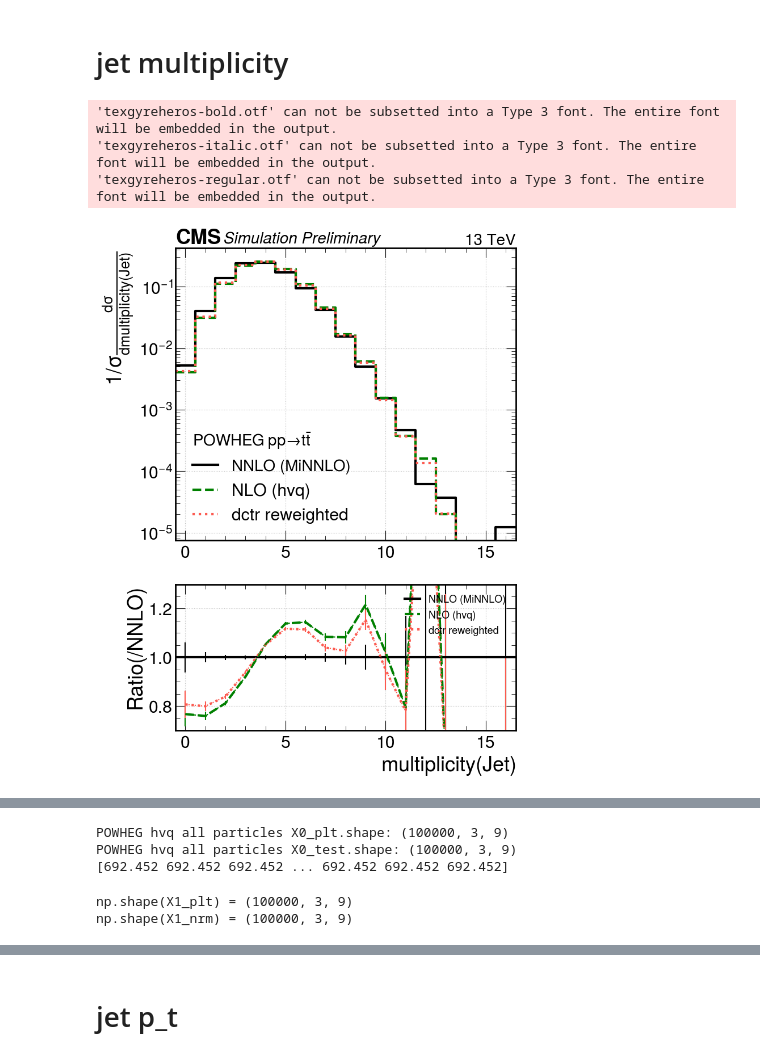
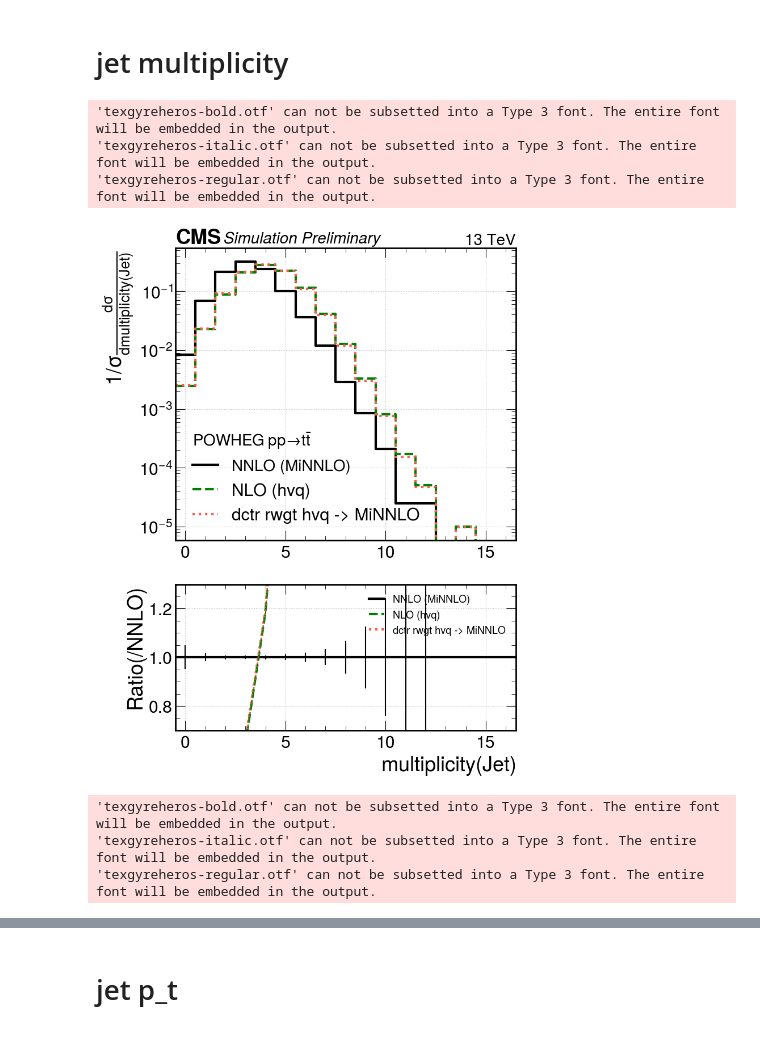
Before and after one commit to finnpuschmann/DCTR_FP, a Jupyter notebook: 20240603_shower_jets/DCTR_jets_notebook.ipynb, the cells around one changed output, grey strips where cells are left out. Saved outputs shown, nothing was run; the diff lists cells and outputs as text; code cells hidden in the pictures.

```diff
--- a/20240603_shower_jets/DCTR_jets_notebook.ipynb
+++ b/20240603_shower_jets/DCTR_jets_notebook.ipynb
@@ -24,21 +24,21 @@ num_events = 100000
 # %%
 # load datasets created in commented out cells above ^
 # and n-jettiness datasets created with python scripts on NAF
-X0_showered = np.load(f'{data_dir}/POWHEG_hvq/all_decays_filtered/converted_lhe_hvq_all_decays_filtered.npy')[:num_events]
+X0_showered = np.load(f'{data_dir}/POWHEG_hvq/all_decays/converted_lhe_hvq_all_decays_1.npy')[:num_events]
 
 # nrm data and save to disk (only needed to run once)
 '''
 nrm_array_dir = '/home/finn/gdrive/_STUDIUM_/DCTR_Paper/git/DCTR_FP/Data/POWHEG_hvq/showered/'
 nrm_array = np.load(f'{nrm_array_dir}/norm_array_lhe_01.npy')
 X0_nrm, _ = DCTR.normalize_data(X0_showered.copy(), nrm_array)
-np.save(f'{data_dir}/POWHEG_hvq/all_decays_filtered/normed_lhe_hvq_all_decays_filtered.npy', X0_nrm)
+np.save(f'{data_dir}/POWHEG_hvq/all_decays/normed_lhe_hvq_all_decays_1.npy', X0_nrm)
 '''
-X0_nrm = np.array(np.load(f'{data_dir}/POWHEG_hvq/all_decays_filtered/normed_lhe_hvq_all_decays_filtered.npy')[:num_events])
+X0_nrm = np.array(np.load(f'{data_dir}/POWHEG_hvq/all_decays/normed_lhe_hvq_all_decays_1.npy')[:num_events])
 
-X0_nJets = np.array(np.load(f'{data_dir}/POWHEG_hvq/all_decays_filtered/jet_multiplicity_hvq_all_decays_filtered.npy')[:num_events])
+X0_nJets = np.array(np.load(f'{data_dir}/POWHEG_hvq/all_decays/jet_multiplicity_hvq_all_decays_1.npy')[:num_events])
 X0_wgt = X0_nJets[:,1]
 
-X0_jet = np.array(np.load(f'{data_dir}/POWHEG_hvq/all_decays_filtered/jet_4vectors_hvq_all_decays_filtered.npy'))
+X0_jet = np.array(np.load(f'{data_dir}/POWHEG_hvq/all_decays/jet_4vectors_hvq_all_decays_1.npy'))
 
 
 print(f'{np.shape(X0_showered)  = }')
@@ -58,17 +89,19 @@ np.shape(X0_jet)       = (100000, 20, 6)
 X1_showered = []
 X1_nJets = []
 X1_jet = []
+
 for i in range(11):
+    if i == 4: # probably broken, sinze size is smaller than other datasets | 0.6MB vs 2.2MB
+        continue
     X1_showered.extend(np.load(f'{data_dir}/MiNNLO/showered/converted_lhe_MiNNLO_{990 + i:04d}.npy'))
     X1_nJets.extend(np.load(f'{data_dir}/MiNNLO/showered/jet_multiplicity_MiNNLO_{990 + i:04d}.npy'))
     X1_jet.extend(np.load(f'{data_dir}/MiNNLO/showered/jet_4vectors_MiNNLO_{990 + i:04d}.npy'))
-
 
 X1_showered = np.array(X1_showered[:num_events])
 X1_nJets = np.array(X1_nJets[:num_events])
 X1_jet = np.array(X1_jet[:num_events])
 
-X1_wgt = X1_nJets[0:100000, 1]
+X1_wgt = X1_nJets[:, 1]
 
 
 print(f'{np.shape(X1_showered)  = }')
@@ -106,6 +141,10 @@ print(f'{(X1_nJets[:20])     = }')
 # delete energy from (normalized) testing dataset, since the neural network was trained without these parameters
 X0_nrm = np.delete(X0_nrm, 5, -1) # E
 X0_nrm = np.delete(X0_nrm, 4, -1) # eta
+
+X0_filtered_nrm = np.delete(X0_filtered_nrm, 5, -1) # E
+X0_filtered_nrm = np.delete(X0_filtered_nrm, 4, -1) # eta
+
 # garbage collection after deleting to clear memory asap
 print(gc.collect())
 # %% [output]
@@ -113,18 +183,18 @@ print(gc.collect())
 # %%
-# get rwgt and compare hvq before and after rwgt
-
-
 # calculate weights from DCTR
 model = '../20240521_showered_new/train_20240522/super_epoch_6/run_0/s-6_b-131072_r-0.tf' # path to previously trained model (in .tf format (folder)) for showered events
-
 
 # calculate rwgt
 with tf.device('CPU'):
     dctr_rwgt = DCTR.get_rwgt([model], X0_nrm) # .tf models also include network architecture. get_rwgt() sets up the network for the (list of) models, then calls predict_weights() like in DCTR_notebook_OLD_14-to-13TeV notebook
-# plot and check dctr rwgt
-wgts_plot = [(dctr_rwgt[0], r'DCTR NLO $\to$ NNLO reweights')]
+    dctr_rwgt_filtered = DCTR.get_rwgt([model], X0_filtered_nrm)
+
+
+wgts_plot = [(dctr_rwgt[0], r'DCTR NLO $\to$ NNLO reweights'),
+             (dctr_rwgt_filtered[0], r'DCTR filtered NLO $\to$ NNLO reweights')]
 DCTR.plot_weights(wgts_plot, start = 0.1, stop = 10)
 
 # apply orginal generator weights to rwgt
 rwgt = np.multiply(dctr_rwgt[0], X0_wgt)
+rwgt_filtered = np.multiply(dctr_rwgt_filtered[0], X0_filtered_wgt)
 # %% [output]
@@ -158,15 +229,26 @@ print(np.shape(rwgt))
 # %%
 args_multiplicity = [(X1_nJets[:,0], X1_wgt, 'NNLO (MiNNLO)'),
                      (X0_nJets[:,0], X0_wgt, 'NLO (hvq)'),
-                     (X0_nJets[:,0], rwgt, 'dctr reweighted')]
+                     (X0_nJets[:,0], rwgt, 'dctr rwgt hvq -> MiNNLO')]
 
 
 bins = np.linspace(-0.5, 16.5, 18)
 
 
 DCTR.plot_ratio_cms(args_multiplicity, bins = bins, y_scale = 'log', ratio_ylim=[0.7, 1.3], part_label='Jet', arg_label='multiplicity', unit='', inv_unit='')
+
+
+args_multiplicity_filtered = [(X1_nJets[:,0], X1_wgt, 'NNLO (MiNNLO)'),
+                              (X0_filtered_nJets[:,0], X0_filtered_wgt, 'filtered NLO (hvq) dileptonic decay only'),
+                              (X0_filtered_nJets[:,0], rwgt_filtered, 'dctr rwgt filtered hvq -> MiNNLO')]
+
+
+DCTR.plot_ratio_cms(args_multiplicity_filtered, bins = bins, y_scale = 'log', ratio_ylim=[0.7, 1.3], part_label='Jet', arg_label='multiplicity', unit='', inv_unit='')
 # %% [output]
 'texgyreheros-bold.otf' can not be subsetted into a Type 3 font. The entire font will be embedded in the output.
 'texgyreheros-italic.otf' can not be subsetted into a Type 3 font. The entire font will be embedded in the output.
 'texgyreheros-regular.otf' can not be subsetted into a Type 3 font. The entire font will be embedded in the output.
-[figure, old version]
+[figure, new version]
+'texgyreheros-bold.otf' can not be subsetted into a Type 3 font. The entire font will be embedded in the output.
+'texgyreheros-italic.otf' can not be subsetted into a Type 3 font. The entire font will be embedded in the output.
+'texgyreheros-regular.otf' can not be subsetted into a Type 3 font. The entire font will be embedded in the output.
@@ -173,30 +255,0 @@ DCTR.plot_ratio_cms(args_multiplicity, bins = bins, y_scale = 'log', ratio_ylim=
-# %%
-# compare to non filtered hvq
-X0_plt = []
-X0_plt = np.load(f'{data_dir}/POWHEG_hvq/showered/converted_lhe_03.npy')[:num_events] # 9543943 num of MiNNLO samples
-print('POWHEG hvq all particles X0_plt.shape: '+str(X0_plt.shape))
-
-X0_test = []
-X0_test = np.load(f'{data_dir}/POWHEG_hvq/showered/normed_lhe_03.npy')[:num_events]
-print('POWHEG hvq all particles X0_test.shape: '+str(X0_test.shape))
-
-X0_plt_wgt = X0_plt[:, 0, 7].copy()
-
-print(X0_plt_wgt)
-# %% [output]
-POWHEG hvq all particles X0_plt.shape: (100000, 3, 9)
-POWHEG hvq all particles X0_test.shape: (100000, 3, 9)
-[692.452 692.452 692.452 ... 692.452 692.452 692.452]
-# %%
-# MiNNLO
-# plotting data
-X1_plt = []
-X1_plt = np.load(f'{data_dir}/MiNNLO/showered/converted_lhe.npy')[:num_events]
-print(f'{np.shape(X1_plt) = }')
-
-X1_nrm = []
-X1_nrm = np.load(f'{data_dir}/MiNNLO/showered/normed_lhe.npy')[:num_events]
-print(f'{np.shape(X1_nrm) = }')
-# %% [output]
-np.shape(X1_plt) = (100000, 3, 9)
-np.shape(X1_nrm) = (100000, 3, 9)
```
Also changed, not shown: parts of 13 cells of this notebook, 3 other files.
